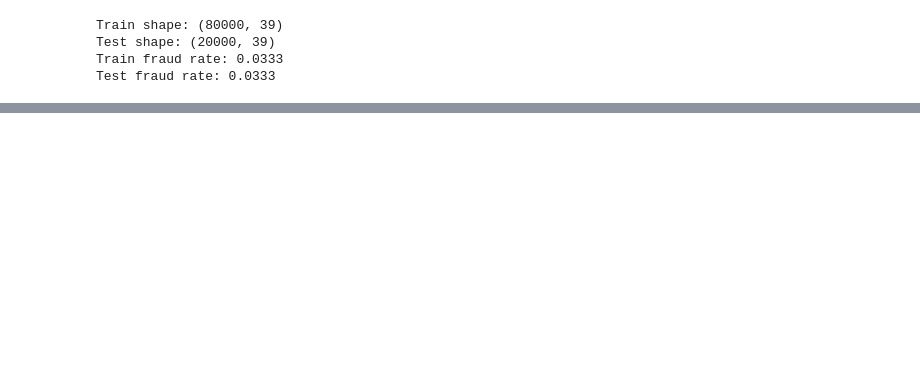
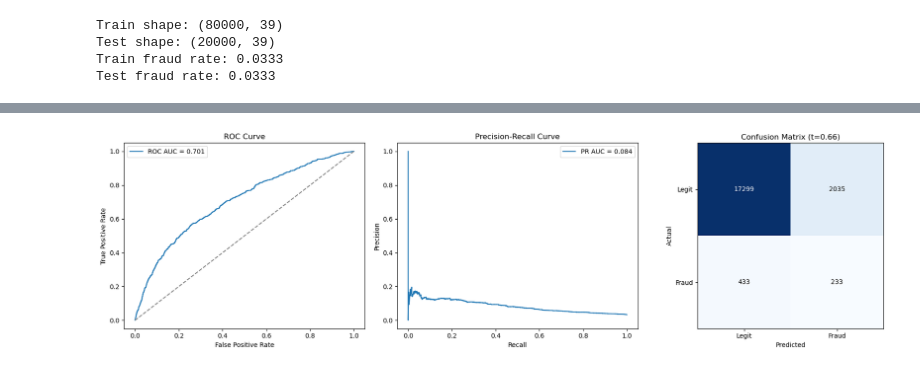
Before and after one commit to dacardonave/finshield-fraud-detection-platform, a Jupyter notebook: notebooks/03_modeling.ipynb, the cells around one changed output, grey strips where cells are left out. Drawn from its saved outputs; the diff is of its cells as text; code cells hidden in the pictures; blank space fills up the shorter version.

```diff
--- a/notebooks/03_modeling.ipynb
+++ b/notebooks/03_modeling.ipynb
@@ -252,0 +158,15 @@ PR AUC: 0.0836
+# %%
+y_proba = best_pipeline.predict_proba(X_test)[:, 1]
+test_amounts = X_test["transaction_amount"]
+
+cost_table, cost_optimal, f1_optimal = find_optimal_threshold(y_test, y_proba, test_amounts)
+
+no_model_cost = test_amounts[y_test == 1].sum()
+cost_reduction_pct = (no_model_cost - cost_optimal["total_cost"]) / no_model_cost * 100
+
+print(f"No-model baseline cost (every fraud succeeds): ${no_model_cost:,.2f}")
+print(f"Cost-optimal threshold: {cost_optimal['threshold']:.3f} -> "
+      f"estimated cost ${cost_optimal['total_cost']:,.2f}")
+print(f"Estimated cost reduction vs. no model: {cost_reduction_pct:.1f}%")
+print(f"F1-optimal threshold (statistical baseline, for comparison): "
+      f"{f1_optimal['threshold']:.3f} (F1={f1_optimal['f1']:.4f})")
@@ -252,0 +201,3 @@ PR AUC: 0.0836
+# %%
+chosen_threshold = float(cost_optimal["threshold"])
+final_metrics = evaluate_model(best_model_name, y_test, y_proba, chosen_threshold)
@@ -252,0 +222,30 @@ PR AUC: 0.0836
+# %%
+fig, axes = plt.subplots(1, 3, figsize=(18, 5))
+
+fpr, tpr, _ = roc_curve(y_test, y_proba)
+axes[0].plot(fpr, tpr, label=f"ROC AUC = {roc_auc_score(y_test, y_proba):.3f}")
+axes[0].plot([0, 1], [0, 1], linestyle="--", color="gray")
+axes[0].set_xlabel("False Positive Rate"); axes[0].set_ylabel("True Positive Rate")
+axes[0].set_title("ROC Curve"); axes[0].legend()
+
+precision, recall, _ = precision_recall_curve(y_test, y_proba)
+axes[1].plot(recall, precision, label=f"PR AUC = {average_precision_score(y_test, y_proba):.3f}")
+axes[1].set_xlabel("Recall"); axes[1].set_ylabel("Precision")
+axes[1].set_title("Precision-Recall Curve"); axes[1].legend()
+
+y_pred = (y_proba >= chosen_threshold).astype(int)
+cm = confusion_matrix(y_test, y_pred)
+axes[2].imshow(cm, cmap="Blues")
+axes[2].set_title(f"Confusion Matrix (t={chosen_threshold:.2f})")
+axes[2].set_xticks([0, 1]); axes[2].set_xticklabels(["Legit", "Fraud"])
+axes[2].set_yticks([0, 1]); axes[2].set_yticklabels(["Legit", "Fraud"])
+for i in range(2):
+    for j in range(2):
+        axes[2].text(j, i, cm[i, j], ha="center", va="center",
+                      color="white" if cm[i, j] > cm.max() / 2 else "black")
+axes[2].set_xlabel("Predicted"); axes[2].set_ylabel("Actual")
+
+plt.tight_layout()
+plt.show()
+# %% [output]
+[figure, added]
```
Also changed, not shown: parts of 33 cells of this notebook, 3 other files.
